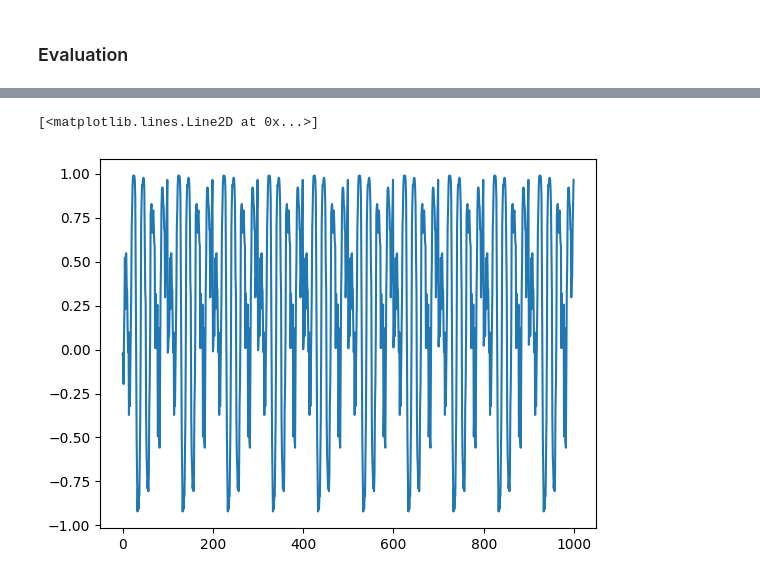
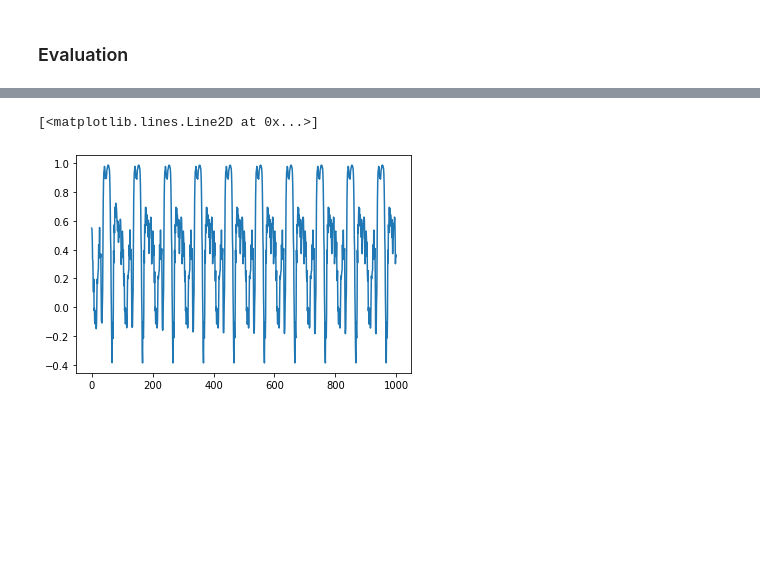
Before and after one commit to JunetaeKim/VABAM, a Jupyter notebook: Benchmarks/Benchmark_GPVAE.ipynb, the cells around one changed output, grey strips where cells are left out. Saved outputs shown, nothing was run; the diff lists cells and outputs as text; code cells hidden in the pictures; blank space fills up the shorter version.

```diff
--- a/Benchmarks/Benchmark_GPVAE.ipynb
+++ b/Benchmarks/Benchmark_GPVAE.ipynb
@@ -288,5 +154,18 @@ tmp = model.decode(zVal[0:1]).mean().numpy()
-# %%
-plt.plot(tmp.ravel())
-# %% [output]
-[<matplotlib.lines.Line2D at 0x...>]
-[figure, removed]
+# %%
+N_Gen = 300
+zLoc = [0,1]
+TimeN = 10
+MinZval = -3
+MaxZval = 3
+
+zVal = np.zeros((N_Gen,TimeN, LatDim))
+zVal_t = np.tile(np.linspace(MinZval, MaxZval, N_Gen)[:, None], TimeN)
+
+for loc in zLoc:
+    zVal[:,loc] = zVal_t
+# %%
+tmp = model.decode(zVal[1:2]).mean().numpy()
+plt.plot(tmp.ravel())
+# %% [output]
+[<matplotlib.lines.Line2D at 0x...>]
+[figure, added]
```
Also changed, not shown: parts of 17 cells of this notebook, 26 other files.
